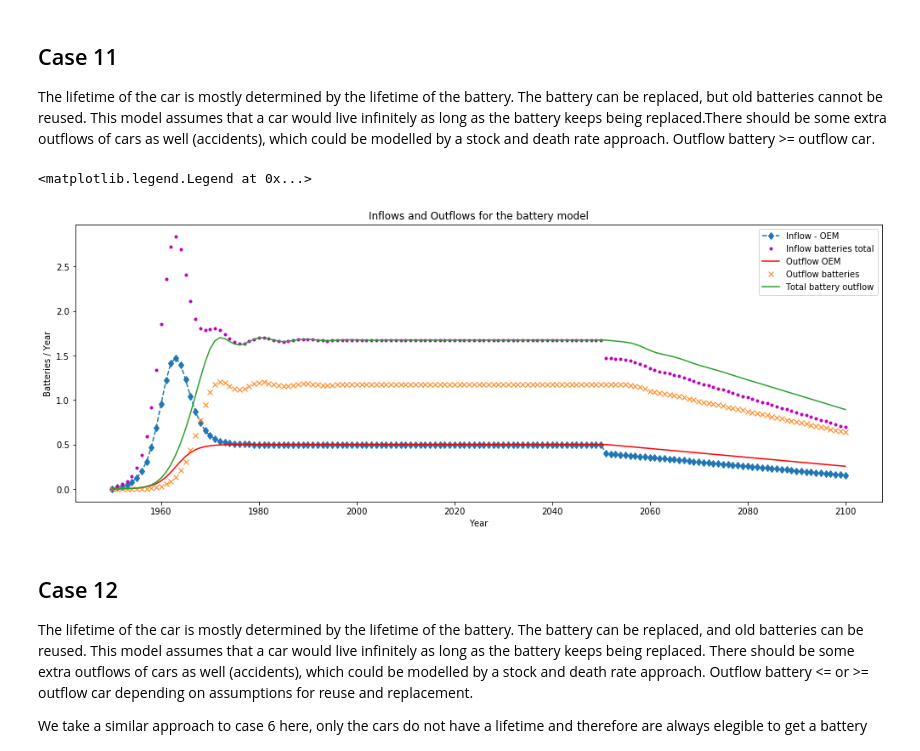
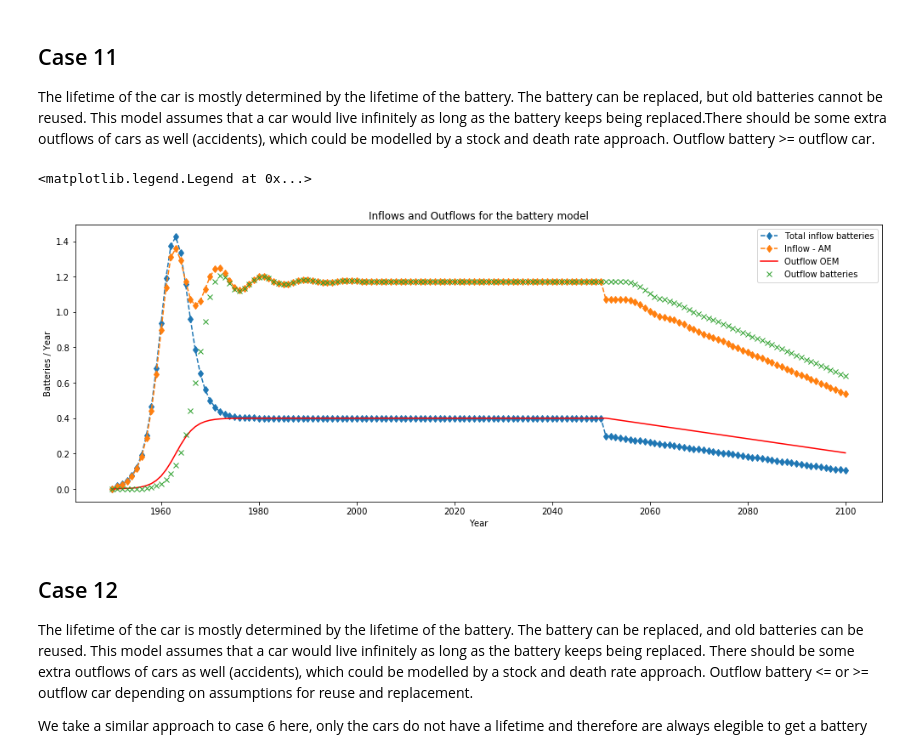
Before and after one commit to fernaag/product_component_model, a Jupyter notebook: generic_model.ipynb, the cells around one changed output. Drawn from its saved outputs; the diff is of its cells as text; code cells hidden in the pictures.

Commit message:
Added multi plot

```diff
--- a/generic_model.ipynb
+++ b/generic_model.ipynb
@@ -517,7 +535,7 @@ inflows_AM_battery_7a = [0]
 stock_batteries_7a = [0]
 
 # Death rate
-d = 0.2
+d = 0.02
 
 #Stock-driven model
 for i in range(1,len(stock_cars)):
@@ -559,7 +577,7 @@ inflows_AM_battery_7b = [0]
 stock_batteries_7b = [0]
 
 # Birth rate
-b = 0.6
+b = 0.4
 
 #Stock-driven model
 for i in range(1,len(stock_cars)):
@@ -601,7 +619,7 @@ inflows_AM_battery_8a = [0]
 stock_batteries_8a = [0]
 
 # Death rate
-d = 0.2
+d = 0.02
 
 # Battery replacement rate
 r = 2
@@ -822,7 +840,7 @@ lifetime_battery = 8
 st_dev_battery = 2
 
 # Death rate vehicles to account for accidents
-r = 0.05
+r = 0.04
 
 years = len(time)
 
@@ -848,19 +866,18 @@ for i in range(1,len(stock_cars)):
 # %%
 # Inflows and Outflows for the battery model
 plt.figure(figsize=(17, 6))
-plt.plot(time, inflows_cars_11, 'd--', label='Inflow - OEM')
-plt.plot(time, [AM + OEM for (AM, OEM) in zip(inflows_AM_battery_11, inflows_cars_11)], 'm.', label='Inflow batteries total')
+plt.plot(time, inflows_cars_11, 'd--', label='Total inflow batteries')
+plt.plot(time, inflows_AM_battery_11, 'd--', label='Inflow - AM')
 # inflows_AM_rate Shows what would be the inflows of batteries if calculated from a constant replacement rate
 plt.plot(time, outflows_cars_11,'r', label='Outflow OEM')
 plt.plot(time, outflows_batteries_11,'x', label='Outflow batteries')
-plt.plot(time, [AM + OEM for (AM, OEM) in zip(outflows_batteries_11, outflows_cars_11)], label='Total battery outflow')
 plt.title('Inflows and Outflows for the battery model')
 plt.xlabel('Year')
 plt.ylabel('Batteries / Year')
 plt.legend(loc='best')
 # %% [output]
 <matplotlib.legend.Legend at 0x...>
-[figure, old version]
+[figure, new version]
 # %% [markdown]
 ## Case 12
 The lifetime of the car is mostly determined by the lifetime of the battery. The battery can be replaced, and old batteries can be reused. This model assumes that a car would live infinitely as long as the battery keeps being replaced. There should be some extra outflows of cars as well (accidents), which could be modelled by a stock and death rate approach. Outflow battery <= or >= outflow car depending on assumptions for reuse and replacement.
```
Also changed, not shown: parts of 12 cells of this notebook.
